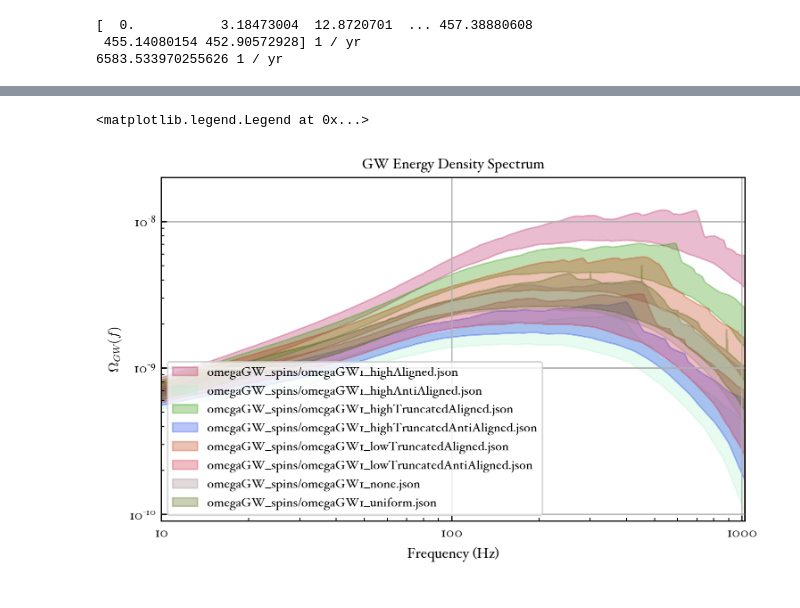
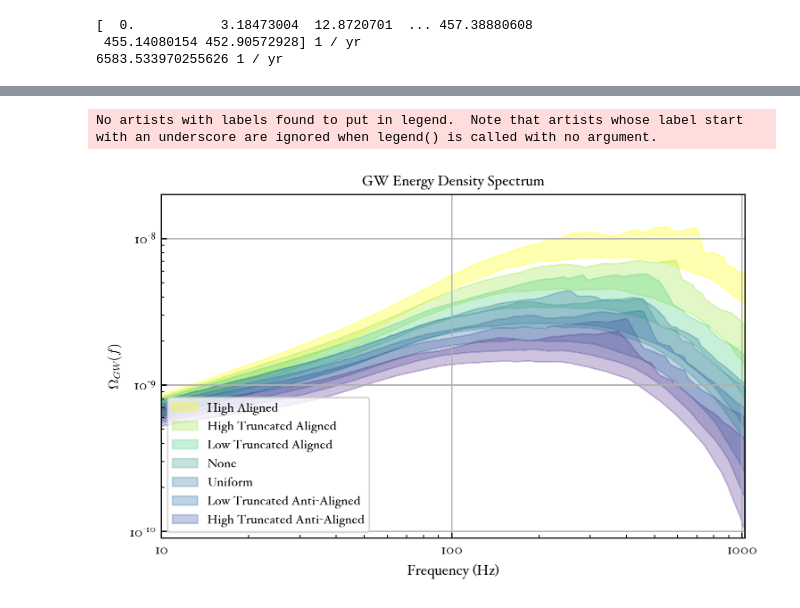
Before and after one commit to meyers-academic/astrophysical_gwb, a Jupyter notebook: notebooks/sgwb_calculation/spin_distributions.ipynb, the cells around one changed output, grey strips where cells are left out. Cells and saved outputs as stored; diff of their text form; code cells hidden in the pictures.

```diff
--- a/notebooks/sgwb_calculation/spin_distributions.ipynb
+++ b/notebooks/sgwb_calculation/spin_distributions.ipynb
@@ -516,54 +545,86 @@ def average_spectra(spectra):
 %matplotlib inline
 # Read data
 file_names = [
-                # 'omegaGW_spins/omegaGW1_Callister.json',
-                'omegaGW_spins/omegaGW1_highAligned.json',
-                'omegaGW_spins/omegaGW1_highAntiAligned.json',
-                'omegaGW_spins/omegaGW1_highTruncatedAligned.json',
-                'omegaGW_spins/omegaGW1_highTruncatedAntiAligned.json',
-                'omegaGW_spins/omegaGW1_lowTruncatedAligned.json',
-                'omegaGW_spins/omegaGW1_lowTruncatedAntiAligned.json',
-                'omegaGW_spins/omegaGW1_none.json',
-                'omegaGW_spins/omegaGW1_uniform.json'
-            ]
+    # 'omegaGW_spins/omegaGW1_Callister.json',
+    'omegaGW_spins/omegaGW1_highAligned.json',
+    'omegaGW_spins/omegaGW1_highTruncatedAligned.json',
+    'omegaGW_spins/omegaGW1_lowTruncatedAligned.json',
+    'omegaGW_spins/omegaGW1_none.json',
+    'omegaGW_spins/omegaGW1_uniform.json',
+    'omegaGW_spins/omegaGW1_lowTruncatedAntiAligned.json',
+    'omegaGW_spins/omegaGW1_highTruncatedAntiAligned.json',
+    'omegaGW_spins/omegaGW1_highAntiAligned.json',
+]
+
+distributionNames = [
+    # 'Callister Farr'
+    'High Aligned',
+    'High Truncated Aligned',
+    'Low Truncated Aligned',
+    'None',
+    'Uniform',
+    'Low Truncated Anti-Aligned',
+    'High Truncated Anti-Aligned',
+    'High Anti-Aligned',
+]
+
+colors = [
+    '#FFFF00',
+    '#9FE645',
+    '#4BD080',
+    '#40A591',
+    '#347AA1',
+    '#316FA5',
+    '#45569E',
+    '#5B3995',
+]
 
 freqs_data = []
 OmegaGWs_data = []
 for file in file_names:
     f = open(file)
     data = json.load(f)
     freqs_psd = data.get('freqs_psd')
     OmegaGWs = data.get('OmegaGWs')
     freqs_psd = json.loads(freqs_psd)
     OmegaGWs = json.loads(OmegaGWs)
     f.close()
     freqs_data.append(freqs_psd)
     OmegaGWs_data.append(OmegaGWs)
+
+OmegaGWs_data[4][10][301] = OmegaGWs_data[4][10][302]
+OmegaGWs_data[4][10][452] = OmegaGWs_data[4][10][453]
+OmegaGWs_data[4][10][602] = OmegaGWs_data[4][10][603]
+OmegaGWs_data[4][42][886] = OmegaGWs_data[4][42][887]
+OmegaGWs_data[4][42][892] = OmegaGWs_data[4][42][893]
+# del freqs_data[4][10][301]
+# del freqs_data[4][10][452]
+# del freqs_data[4][10][602]
+# del freqs_data[4][42][886]
 
 fig, ax = plt.subplots()
 # Plot all iterations
 # for i in range(num_iterations):
     # ax.loglog(freqs_psd, OmegaGWs[i], color='#ffff00')
 
 # Plot minimum and maximum spectra
 # min_value, max_value = find_min_and_max_spectrum(OmegaGWs)
 # ax.fill_between(freqs_psd, min_value, max_value, color='#ffff00', alpha=0.3)
 
 # Plot average spectrum
 # ax.loglog(freqs_psd, average_spectra(OmegaGWs), color='#0000ff')
 
 # Plot 5th and 95th percentiles
 for i in range(len(OmegaGWs_data)):
-    ax.fill_between(freqs_data[i], np.percentile(OmegaGWs_data[i], 5, axis=0), np.percentile(OmegaGWs_data[i], 95, axis=0), color=(random.random(), random.random(), random.random()), label=file_names[i], alpha=0.3)
-
-ax.set_title(r'GW Energy Density Spectrum')
-ax.set_xlabel(r'Frequency (Hz)')
-ax.set_ylabel(r'$\Omega_{GW}(f)$')
-ax.set_xlim(10, 1024)
-ax.set_xscale('log')
-ax.set_yscale('log')
-ax.set_ylim(9e-11, 2e-8)
-ax.legend(loc='lower left')
+    ax.set_title(r'GW Energy Density Spectrum')
+    ax.set_xlabel(r'Frequency (Hz)')
+    ax.set_ylabel(r'$\Omega_{GW}(f)$')
+    ax.set_xlim(10, 1024)
+    ax.set_xscale('log')
+    ax.set_yscale('log')
+    ax.set_ylim(9e-11, 2e-8)
+    ax.legend(loc='lower left')
+    ax.fill_between(freqs_data[i], np.percentile(OmegaGWs_data[i], 5, axis=0), np.percentile(OmegaGWs_data[i], 95, axis=0), color=colors[i], label=distributionNames[i], alpha=0.3)
 # %% [output]
-<matplotlib.legend.Legend at 0x...>
+No artists with labels found to put in legend.  Note that artists whose label start with an underscore are ignored when legend() is called with no argument.
-[figure, old version]
+[figure, new version]
```
Also changed, not shown: parts of 5 cells of this notebook, 8 other files.
